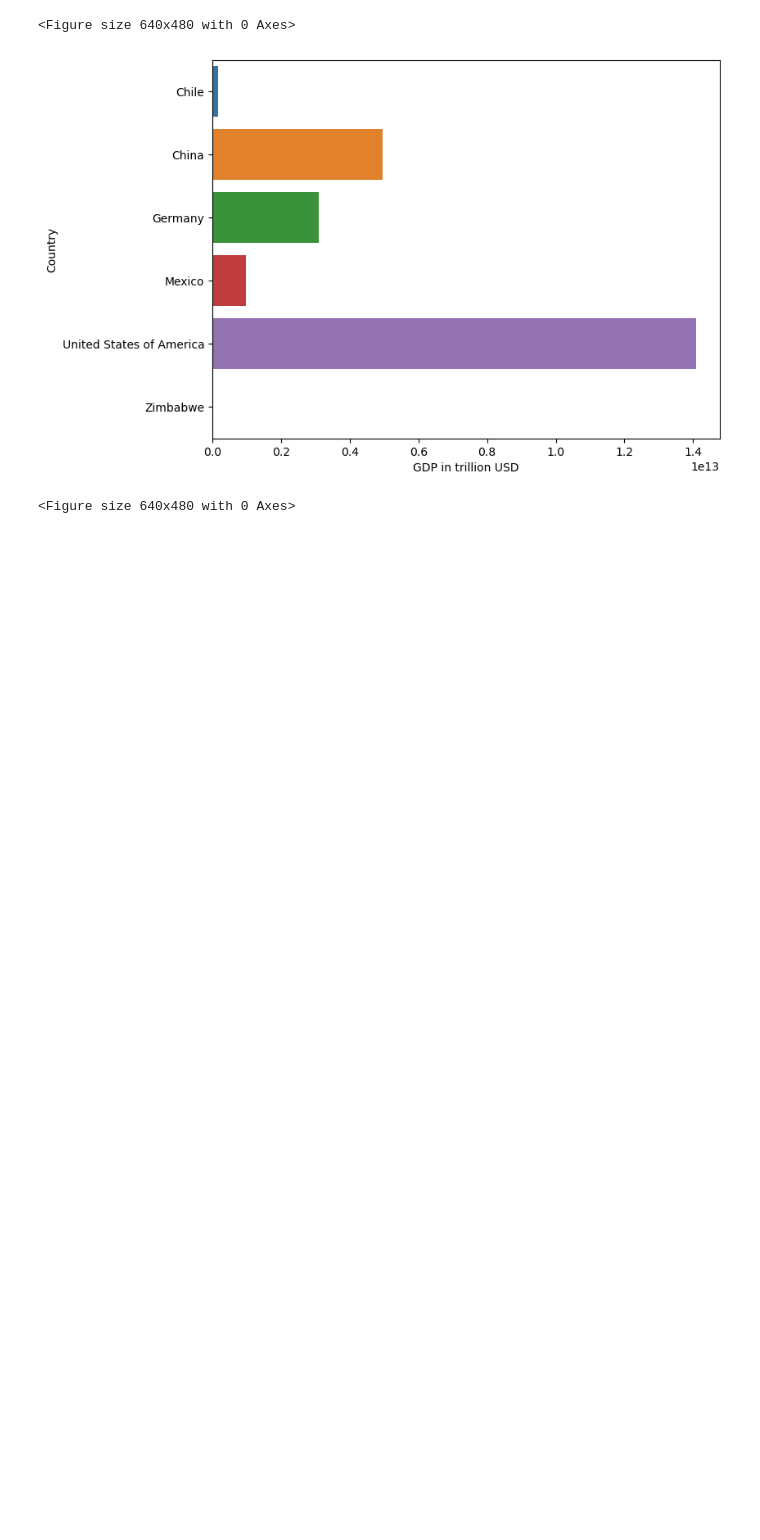
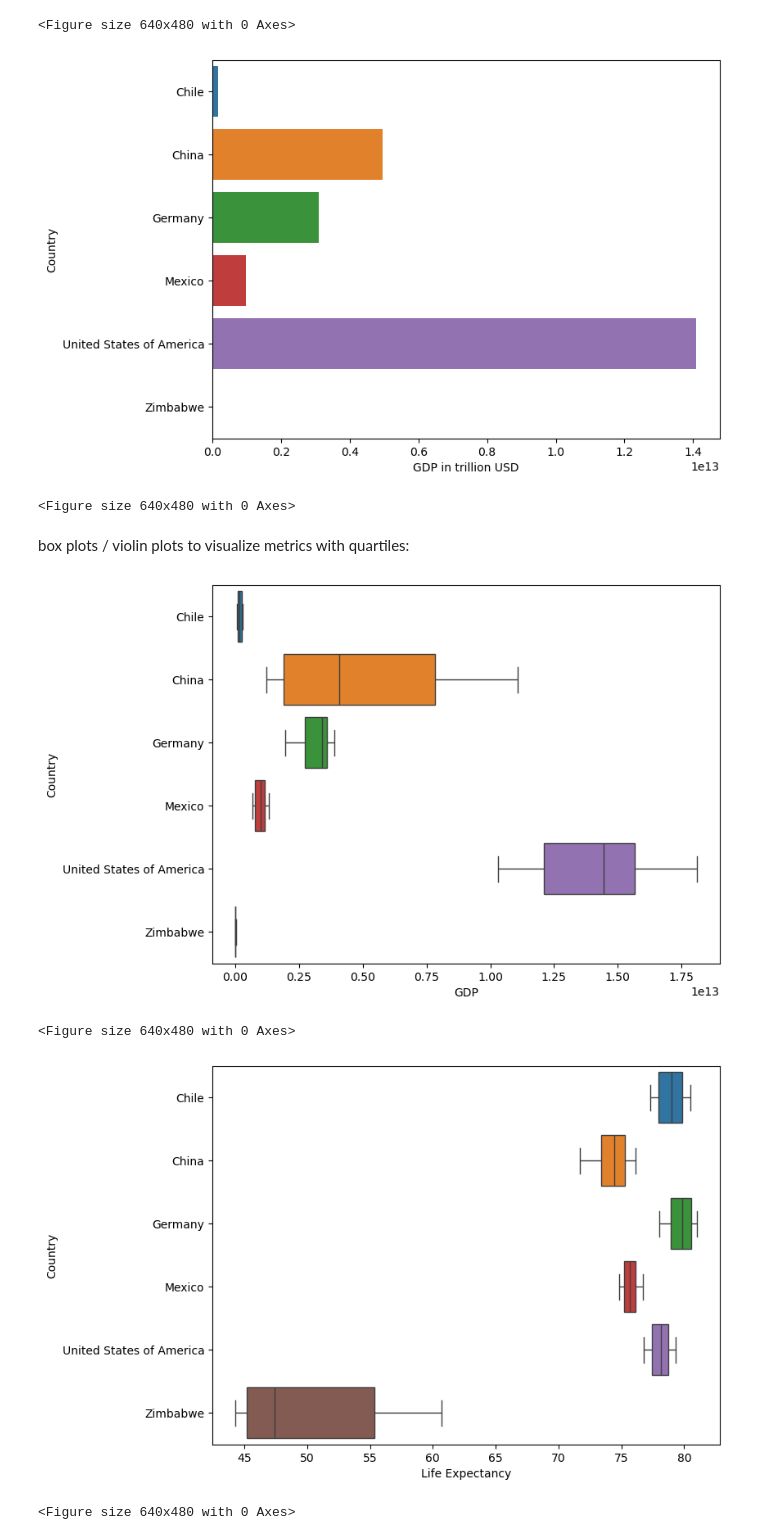
Before and after one commit to RacerBeats/Life-Expectancy-and-GDP-Starter, a Jupyter notebook: life_expectancy_gdp.ipynb, the cells around one changed output. Saved outputs shown, nothing was run; the diff lists cells and outputs as text; code cells hidden in the pictures; blank space fills up the shorter version.

```diff
--- a/life_expectancy_gdp.ipynb
+++ b/life_expectancy_gdp.ipynb
@@ -148,3 +148,20 @@ plt.clf()
 # %% [output]
 [figure]
 <Figure size 640x480 with 0 Axes>
+# %% [markdown]
+box plots / violin plots to visualize metrics with quartiles:
+# %%
+plt.figure(figsize=(8,6))
+sns.boxplot(data = data, x='GDP', y='Country', hue = 'Country')
+plt.show()
+plt.clf()
+
+plt.figure(figsize=(8,6))
+sns.boxplot(data = data, x='Life Expectancy', y='Country', hue = 'Country')
+plt.show()
+plt.clf()
+# %% [output]
+[figure, added]
+<Figure size 640x480 with 0 Axes>
+[figure, added]
+<Figure size 640x480 with 0 Axes>
```
Also changed, not shown: parts of 2 cells of this notebook.
